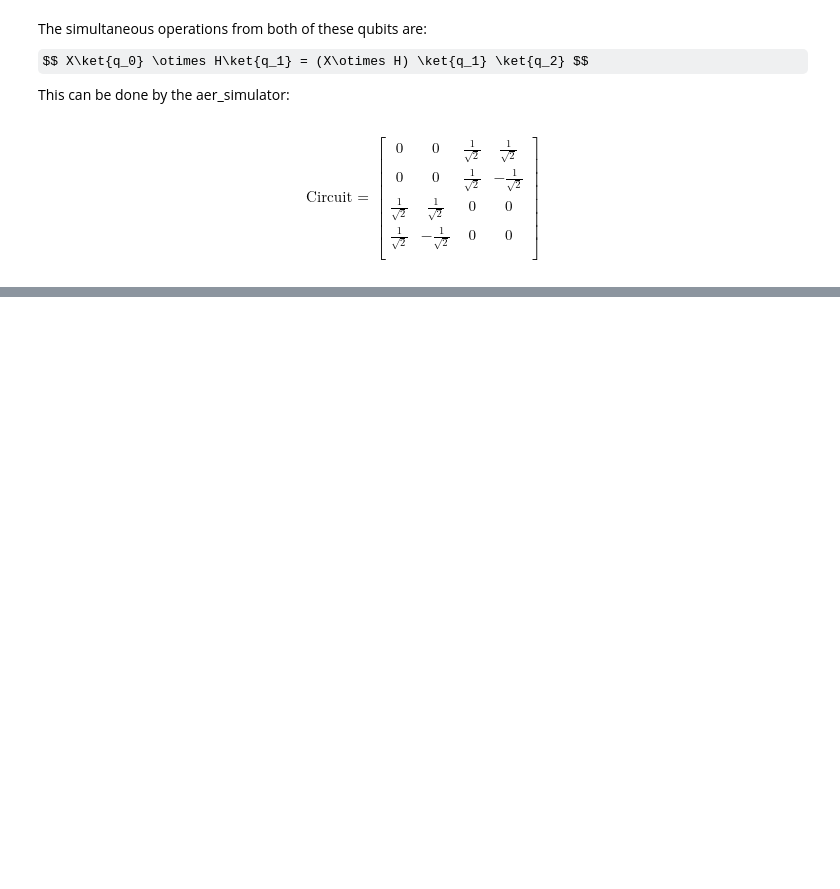
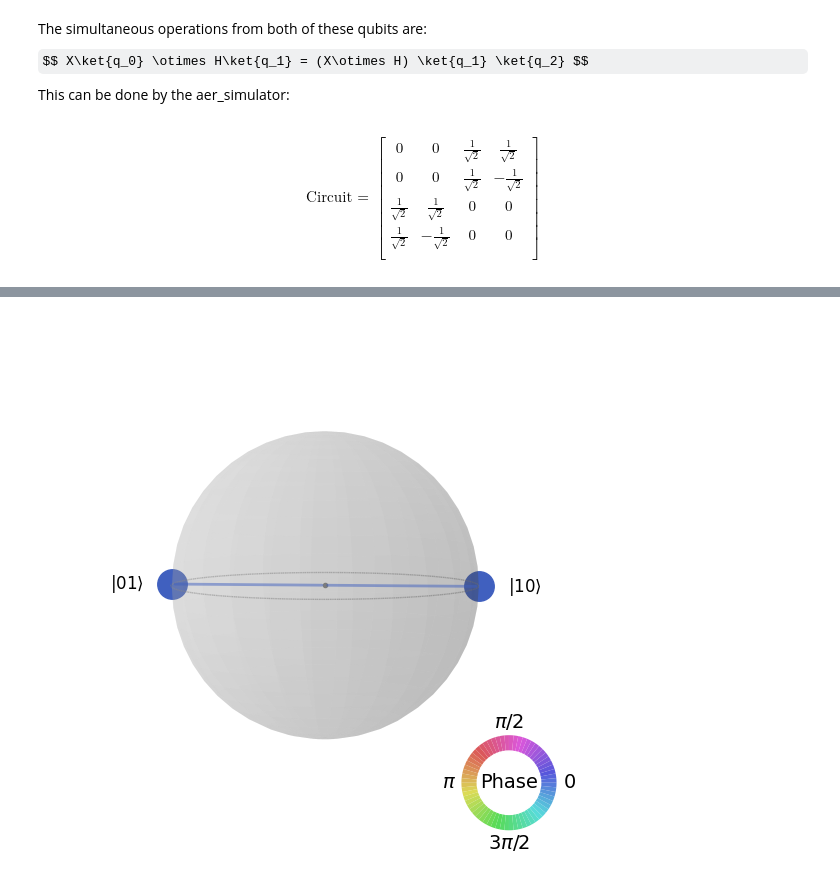
Before and after one commit to zfla/qiskit_notes, a Jupyter notebook: 4_multiple_qubits_and_entangled_states.ipynb, the cells around one changed output, grey strips where cells are left out. Saved outputs shown, nothing was run; the diff lists cells and outputs as text; code cells hidden in the pictures; some formulas as TeX source; blank space fills up the shorter version.

```diff
--- a/4_multiple_qubits_and_entangled_states.ipynb
+++ b/4_multiple_qubits_and_entangled_states.ipynb
@@ -83,0 +253,4 @@ $ X \otimes I $
+# %%
+plot_state_qsphere(state)
+# %% [output]
+[figure, added]
```
Also changed, not shown: parts of 27 cells of this notebook.
